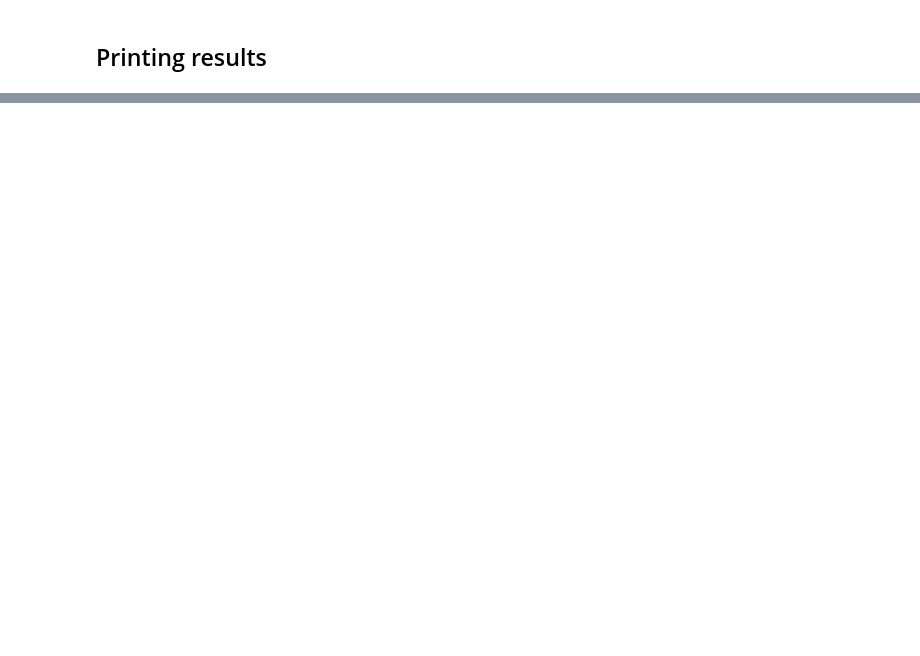
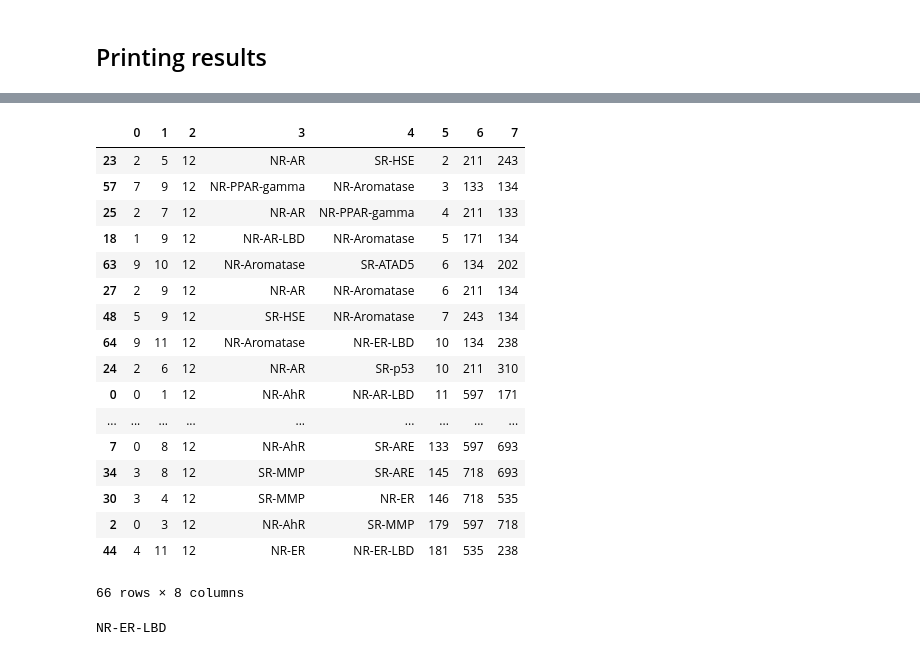
Before and after one commit to etoestja/PCCBio, a Jupyter notebook: code/MLC_PCC.ipynb, the cells around one changed output, grey strips where cells are left out. Saved outputs shown, nothing was run; the diff lists cells and outputs as text; code cells hidden in the pictures; blank space fills up the shorter version.

```diff
--- a/code/MLC_PCC.ipynb
+++ b/code/MLC_PCC.ipynb
@@ -231,0 +418,25 @@ S     &   0.78 +- 0.03 &  0.77 +- 0.05 &  0.77 +- 0.05 &  0.62 +- 0.06 \\
+# %%
+DF(res).sort(5)
+# %% [output]
+|  | 0 | 1 | 2 | 3 | 4 | 5 | 6 | 7 |
+| 23 | 2 | 5 | 12 | NR-AR | SR-HSE | 2 | 211 | 243 |
+| 57 | 7 | 9 | 12 | NR-PPAR-gamma | NR-Aromatase | 3 | 133 | 134 |
+| 25 | 2 | 7 | 12 | NR-AR | NR-PPAR-gamma | 4 | 211 | 133 |
+| 18 | 1 | 9 | 12 | NR-AR-LBD | NR-Aromatase | 5 | 171 | 134 |
+| 63 | 9 | 10 | 12 | NR-Aromatase | SR-ATAD5 | 6 | 134 | 202 |
+| 27 | 2 | 9 | 12 | NR-AR | NR-Aromatase | 6 | 211 | 134 |
+| 48 | 5 | 9 | 12 | SR-HSE | NR-Aromatase | 7 | 243 | 134 |
+| 64 | 9 | 11 | 12 | NR-Aromatase | NR-ER-LBD | 10 | 134 | 238 |
+| 24 | 2 | 6 | 12 | NR-AR | SR-p53 | 10 | 211 | 310 |
+| 0 | 0 | 1 | 12 | NR-AhR | NR-AR-LBD | 11 | 597 | 171 |
+| ... | ... | ... | ... | ... | ... | ... | ... | ... |
+| 7 | 0 | 8 | 12 | NR-AhR | SR-ARE | 133 | 597 | 693 |
+| 34 | 3 | 8 | 12 | SR-MMP | SR-ARE | 145 | 718 | 693 |
+| 30 | 3 | 4 | 12 | SR-MMP | NR-ER | 146 | 718 | 535 |
+| 2 | 0 | 3 | 12 | NR-AhR | SR-MMP | 179 | 597 | 718 |
+| 44 | 4 | 11 | 12 | NR-ER | NR-ER-LBD | 181 | 535 | 238 |
+66 rows × 8 columns
+# %%
+print receptor_names[11]
+# %% [output]
+NR-ER-LBD
```
Also changed, not shown: parts of 35 cells of this notebook, 3 other files.
